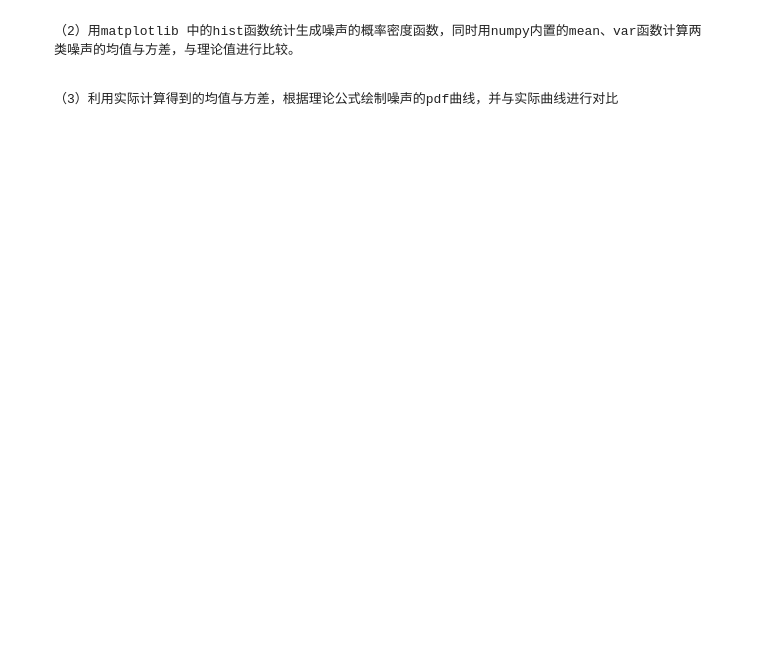
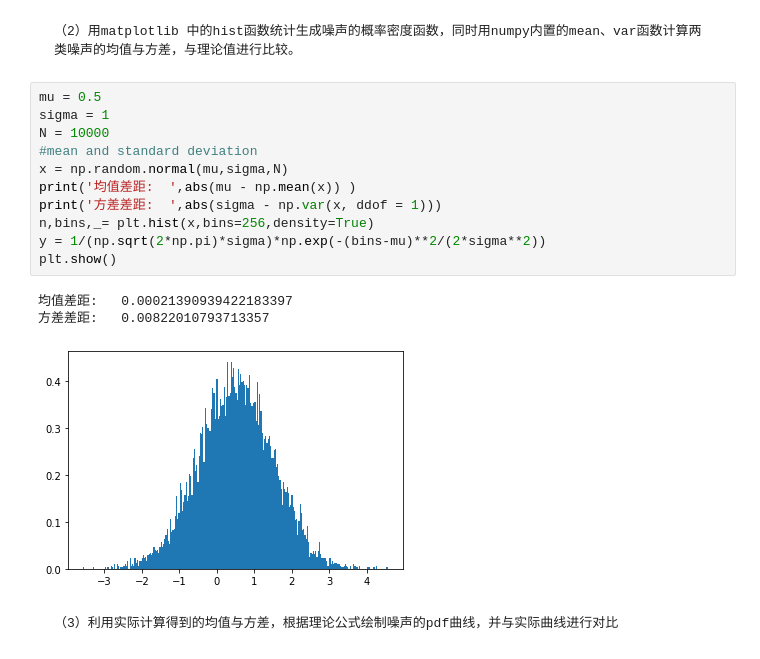
Before and after one commit to shaonhuang/2020DIP, a Jupyter notebook: 作业8：噪声的生成与检验/src/dip_noise_generation_testing.ipynb, the cells around one changed output. Cells and saved outputs as stored; diff of their text form; blank space fills up the shorter version.

```diff
--- a/作业8：噪声的生成与检验/src/dip_noise_generation_testing.ipynb
+++ b/作业8：噪声的生成与检验/src/dip_noise_generation_testing.ipynb
@@ -15,4 +43,19 @@
 # %% [markdown]
     （2）用matplotlib 中的hist函数统计生成噪声的概率密度函数，同时用numpy内置的mean、var函数计算两类噪声的均值与方差，与理论值进行比较。
+# %%
+mu = 0.5
+sigma = 1
+N = 10000
+#mean and standard deviation
+x = np.random.normal(mu,sigma,N)
+print('均值差距:  ',abs(mu - np.mean(x)) )
+print('方差差距:  ',abs(sigma - np.var(x, ddof = 1)))
+n,bins,_= plt.hist(x,bins=256,density=True)
+y = 1/(np.sqrt(2*np.pi)*sigma)*np.exp(-(bins-mu)**2/(2*sigma**2))
+plt.show()
+# %% [output]
+均值差距:   0.00021390939422183397
+方差差距:   0.00822010793713357
+[figure, added]
 # %% [markdown]
     （3）利用实际计算得到的均值与方差，根据理论公式绘制噪声的pdf曲线，并与实际曲线进行对比
```
Also changed, not shown: parts of 7 cells of this notebook, 2 other files.
